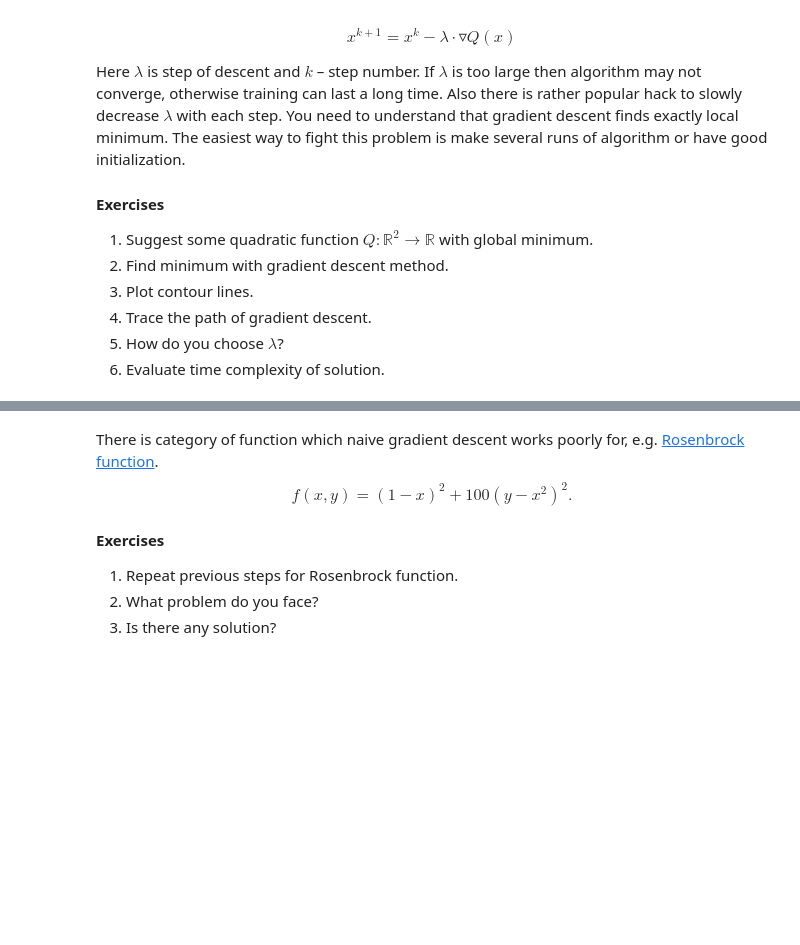
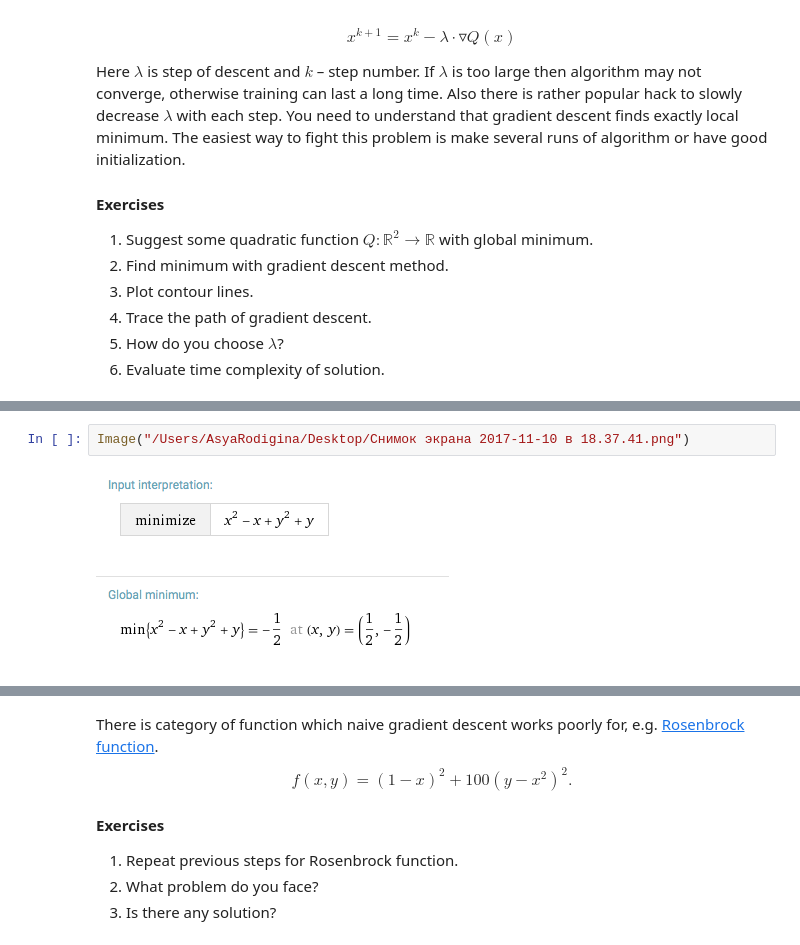
Before and after one commit to anrodigina/SQuAD, a Jupyter notebook: lab-1.ipynb, the cells around one changed output, grey strips where cells are left out. Cells and saved outputs as stored; diff of their text form; blank space fills up the shorter version.

```diff
--- a/lab-1.ipynb
+++ b/lab-1.ipynb
@@ -320,0 +378,4 @@ Here $\lambda$ is step of descent and  $k$ – step number. If $\lambda$ is too
+# %%
+Image("/Users/AsyaRodigina/Desktop/Снимок экрана 2017-11-10 в 18.37.41.png")
+# %% [output]
+[figure, added]
```
Also changed, not shown: parts of 17 cells of this notebook.
